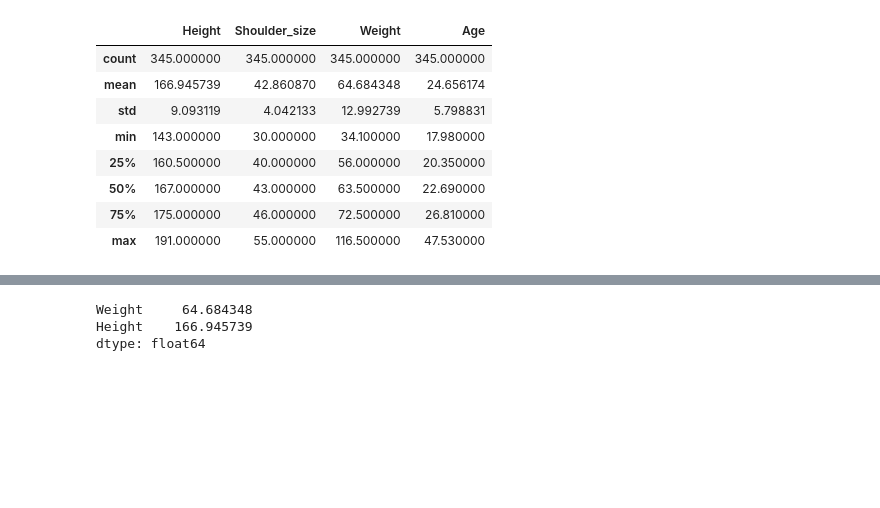
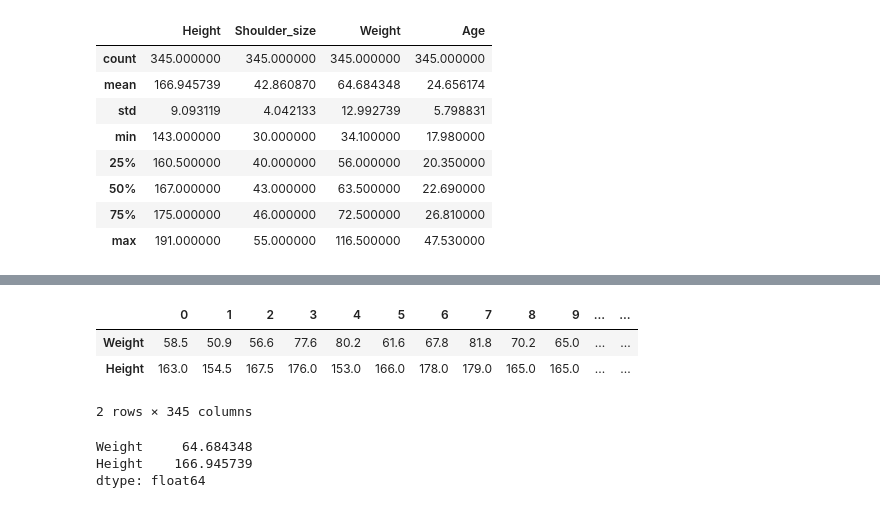
Before and after one commit to anirudhprabhakaran3/prml-lab, a Jupyter notebook: Lab 1/Lab 1.ipynb, the cells around one changed output, grey strips where cells are left out. Saved outputs shown, nothing was run; the diff lists cells and outputs as text; code cells hidden in the pictures; blank space fills up the shorter version.

```diff
--- a/Lab 1/Lab 1.ipynb
+++ b/Lab 1/Lab 1.ipynb
@@ -74,3 +74,10 @@ Mean is: 64.68434782608695 and standard deviation is: 12.992738969331176
 # %%
-x = df[['Weight', 'Height']]
+x = df[['Weight', 'Height']].T
+# %%
+x
+# %% [output]
+|  | 0 | 1 | 2 | 3 | 4 | 5 | 6 | 7 | 8 | 9 | ... | ... |
+| Weight | 58.5 | 50.9 | 56.6 | 77.6 | 80.2 | 61.6 | 67.8 | 81.8 | 70.2 | 65.0 | ... | ... |
+| Height | 163.0 | 154.5 | 167.5 | 176.0 | 153.0 | 166.0 | 178.0 | 179.0 | 165.0 | 165.0 | ... | ... |
+2 rows × 345 columns
 # %%
```
Also changed, not shown: parts of 16 cells of this notebook, 3 other files.
